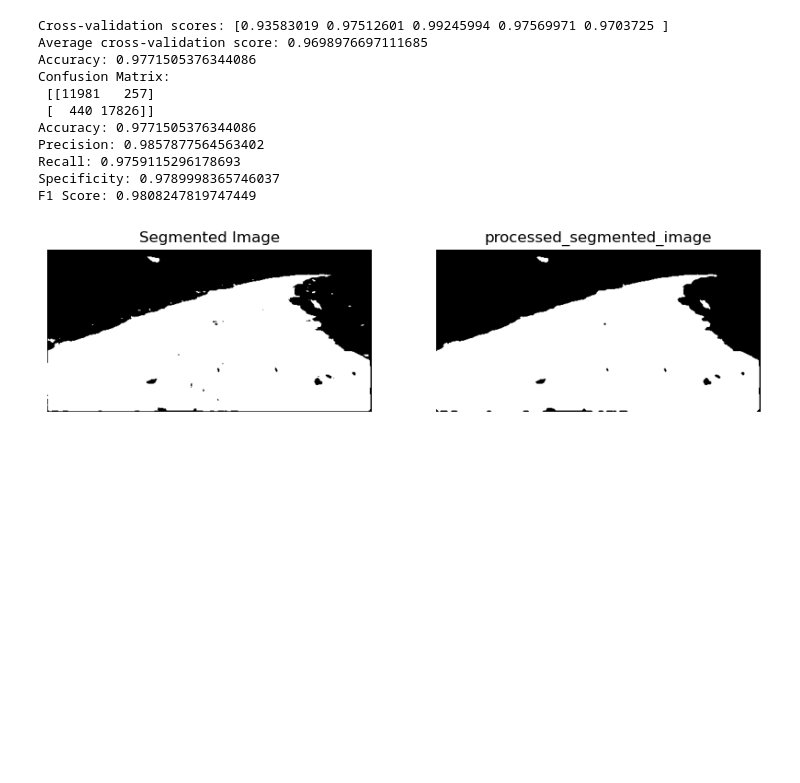
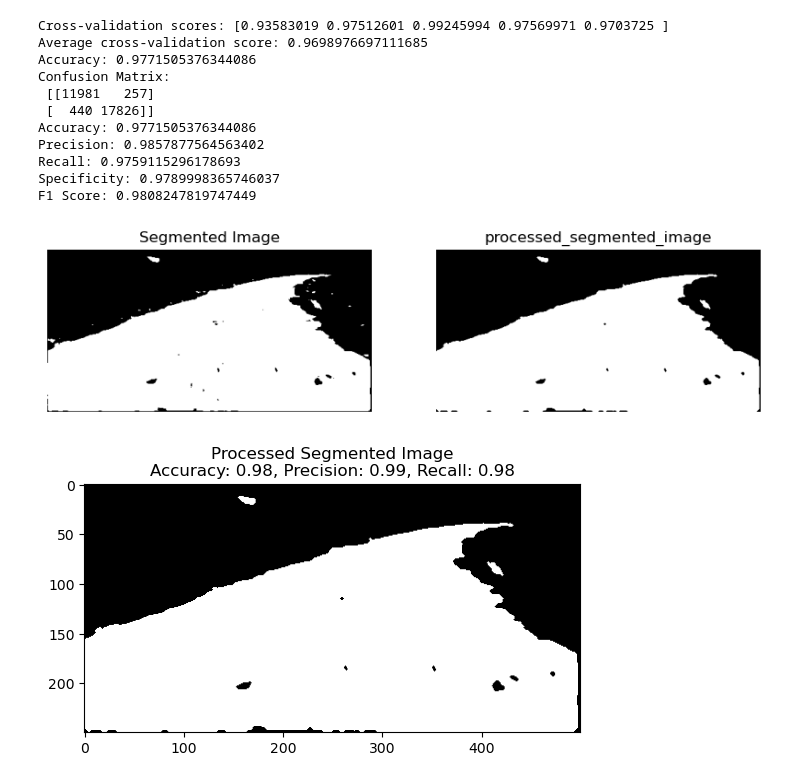
Before and after one commit to YuanHiO/patternRecognition, a Jupyter notebook: src/courseWork2/main.ipynb, the cells around one changed output. Cells and saved outputs as stored; diff of their text form; code cells hidden in the pictures; blank space fills up the shorter version.

```diff
--- a/src/courseWork2/main.ipynb
+++ b/src/courseWork2/main.ipynb
@@ -207,3 +207,10 @@ plt.axis('off')
 plt.show()
 # %% [output]
 [figure]
+# %%
+# Display metrics
+plt.imshow(processed_segmented_image, cmap='gray')
+plt.title(f"Processed Segmented Image\nAccuracy: {accuracy:.2f}, Precision: {precision:.2f}, Recall: {recall:.2f}")
+plt.show()
+# %% [output]
+[figure, added]
```
Also changed, not shown: 3 other files.
